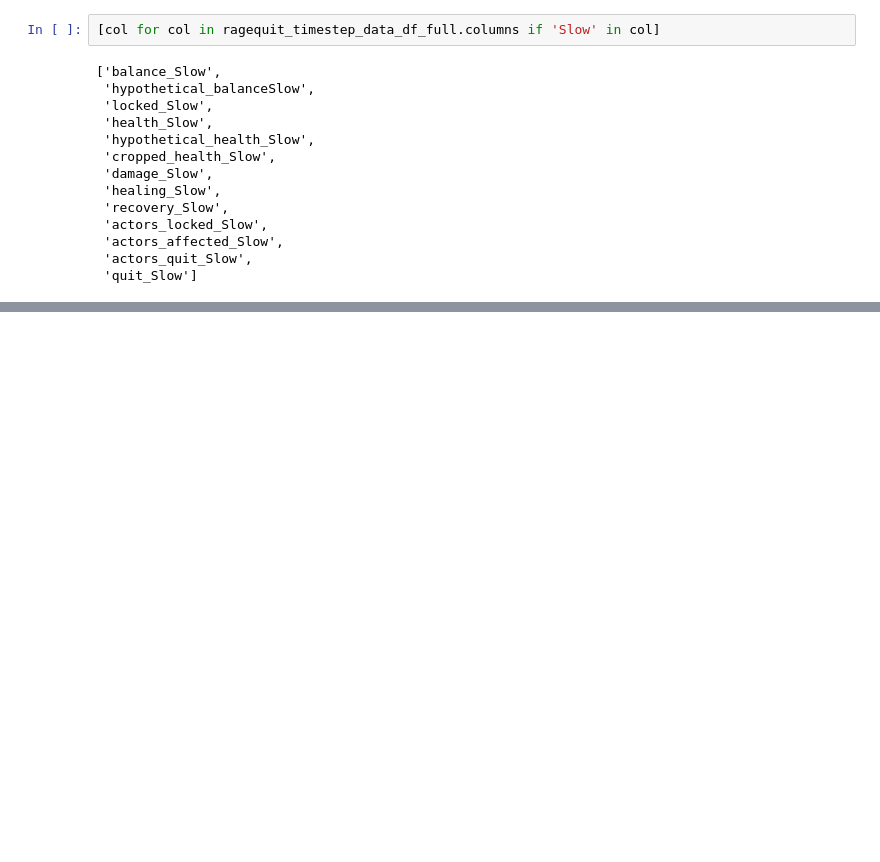
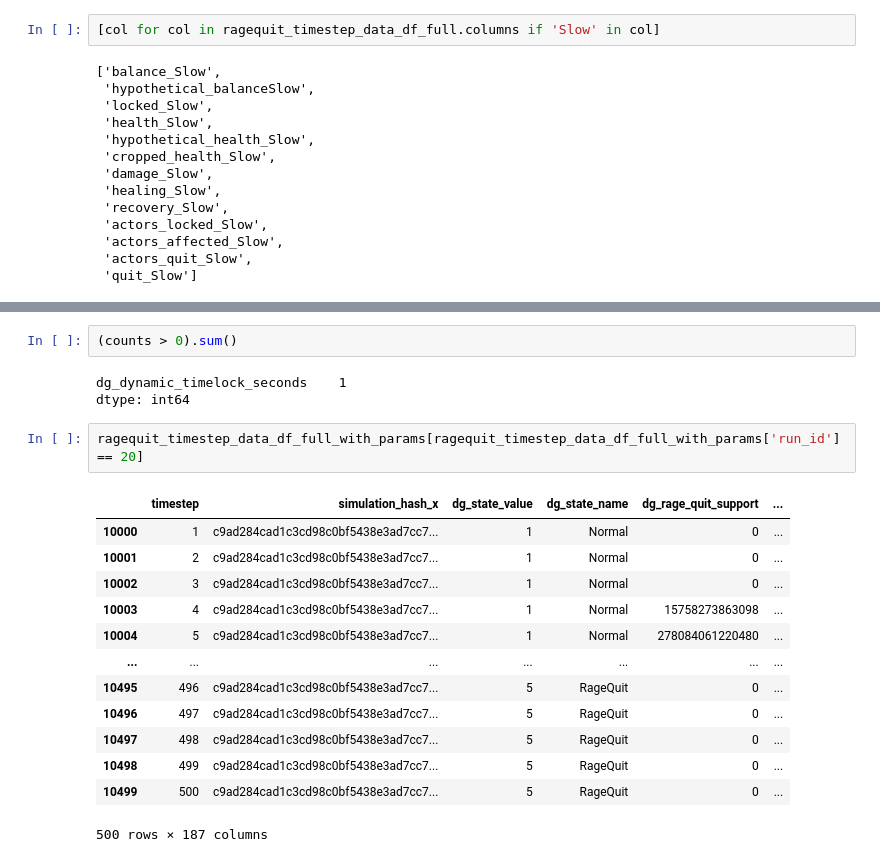
Before and after one commit to collectif-dao/dg-research, a Jupyter notebook: experiments/notebooks/clean_notebook_seal_study.ipynb, the cells around one changed output, grey strips where cells are left out. Saved outputs shown, nothing was run; the diff lists cells and outputs as text; blank space fills up the shorter version.

```diff
--- a/experiments/notebooks/clean_notebook_seal_study.ipynb
+++ b/experiments/notebooks/clean_notebook_seal_study.ipynb
@@ -296,0 +388,21 @@ plt.tight_layout()
+# %%
+(counts > 0).sum()
+# %% [output]
+dg_dynamic_timelock_seconds    1
+dtype: int64
+# %%
+ragequit_timestep_data_df_full_with_params[ragequit_timestep_data_df_full_with_params['run_id'] == 20]
+# %% [output]
+|  | timestep | simulation_hash_x | dg_state_value | dg_state_name | dg_rage_quit_support | ... |
+| 10000 | 1 | c9ad284cad1c3cd98c0bf5438e3ad7cc7... | 1 | Normal | 0 | ... |
+| 10001 | 2 | c9ad284cad1c3cd98c0bf5438e3ad7cc7... | 1 | Normal | 0 | ... |
+| 10002 | 3 | c9ad284cad1c3cd98c0bf5438e3ad7cc7... | 1 | Normal | 0 | ... |
+| 10003 | 4 | c9ad284cad1c3cd98c0bf5438e3ad7cc7... | 1 | Normal | 15758273863098 | ... |
+| 10004 | 5 | c9ad284cad1c3cd98c0bf5438e3ad7cc7... | 1 | Normal | 278084061220480 | ... |
+| ... | ... | ... | ... | ... | ... | ... |
+| 10495 | 496 | c9ad284cad1c3cd98c0bf5438e3ad7cc7... | 5 | RageQuit | 0 | ... |
+| 10496 | 497 | c9ad284cad1c3cd98c0bf5438e3ad7cc7... | 5 | RageQuit | 0 | ... |
+| 10497 | 498 | c9ad284cad1c3cd98c0bf5438e3ad7cc7... | 5 | RageQuit | 0 | ... |
+| 10498 | 499 | c9ad284cad1c3cd98c0bf5438e3ad7cc7... | 5 | RageQuit | 0 | ... |
+| 10499 | 500 | c9ad284cad1c3cd98c0bf5438e3ad7cc7... | 5 | RageQuit | 0 | ... |
+500 rows × 187 columns
```
Also changed, not shown: parts of 7 cells of this notebook.
